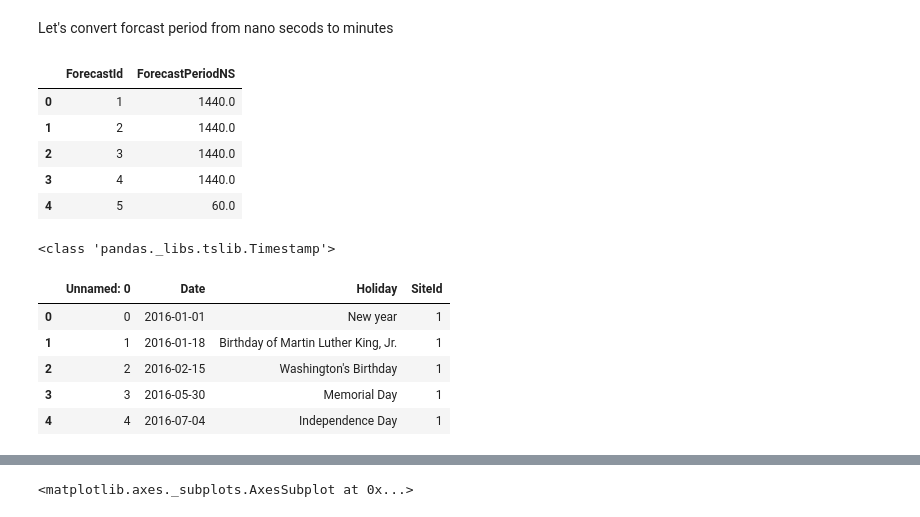
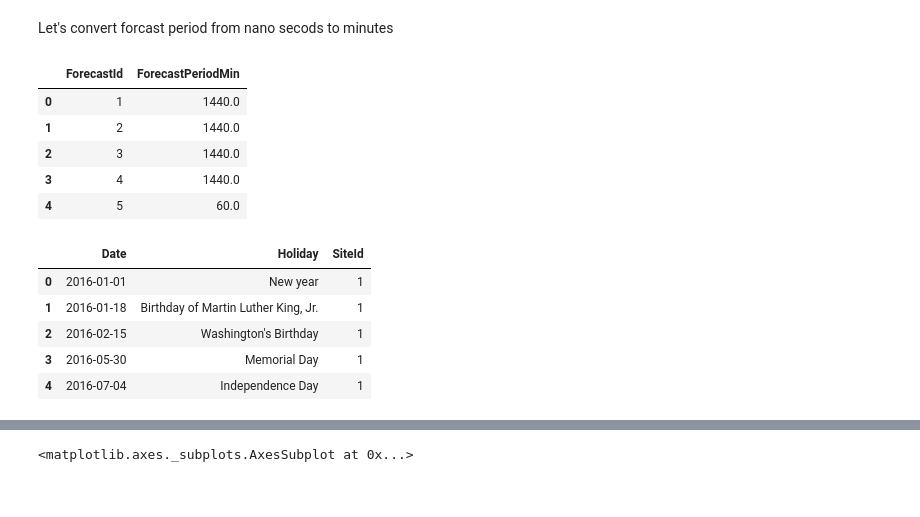
Before and after one commit to clrajapaksha/Forecasting-Energy-Consumption, a Jupyter notebook: TRABEYA.ipynb, the cells around one changed output, grey strips where cells are left out. Saved outputs shown, nothing was run; the diff lists cells and outputs as text; code cells hidden in the pictures.

```diff
--- a/TRABEYA.ipynb
+++ b/TRABEYA.ipynb
@@ -68,10 +62,12 @@ submission_frequency_df.head()
 # %% [markdown]
 Let's convert forcast period from nano secods to minutes
 # %%
-submission_frequency_df.loc[:,'ForecastPeriodNS'] /= (1000000000*60) # converting nano seconds to minutes
+# converting nano seconds to minutes
+submission_frequency_df['ForecastPeriodMin'] = submission_frequency_df['ForecastPeriodNS']/(1000000000*60)
+del submission_frequency_df['ForecastPeriodNS']
 submission_frequency_df.head()
 # %% [output]
-|  | ForecastId | ForecastPeriodNS |
+|  | ForecastId | ForecastPeriodMin |
 | 0 | 1 | 1440.0 |
 | 1 | 2 | 1440.0 |
 | 2 | 3 | 1440.0 |
@@ -80,17 +76,17 @@ submission_frequency_df.head()
 # %%
 holiday_data = pd.read_csv(data_path+'holidays.csv')
 holiday_df = pd.DataFrame(holiday_data)
 holiday_df['Date'] = pd.to_datetime(holiday_df['Date'], format='%Y-%m-%d')
-print(type(holiday_df['Date'][0]))
+holiday_df['Date'] = holiday_df['Date'].dt.date
+del holiday_df['Unnamed: 0']
 holiday_df.head()
 # %% [output]
-<class 'pandas._libs.tslib.Timestamp'>
-|  | Unnamed: 0 | Date | Holiday | SiteId |
-| 0 | 0 | 2016-01-01 | New year | 1 |
-| 1 | 1 | 2016-01-18 | Birthday of Martin Luther King, Jr. | 1 |
-| 2 | 2 | 2016-02-15 | Washington's Birthday | 1 |
-| 3 | 3 | 2016-05-30 | Memorial Day | 1 |
-| 4 | 4 | 2016-07-04 | Independence Day | 1 |
+|  | Date | Holiday | SiteId |
+| 0 | 2016-01-01 | New year | 1 |
+| 1 | 2016-01-18 | Birthday of Martin Luther King, Jr. | 1 |
+| 2 | 2016-02-15 | Washington's Birthday | 1 |
+| 3 | 2016-05-30 | Memorial Day | 1 |
+| 4 | 2016-07-04 | Independence Day | 1 |
 # %%
 result_df = pd.merge(train_df, metadata_df, on='SiteId')
 result_df = pd.merge(result_df, submission_frequency_df, on='ForecastId')
```
Also changed, not shown: parts of 15 cells of this notebook, 16 other files.
